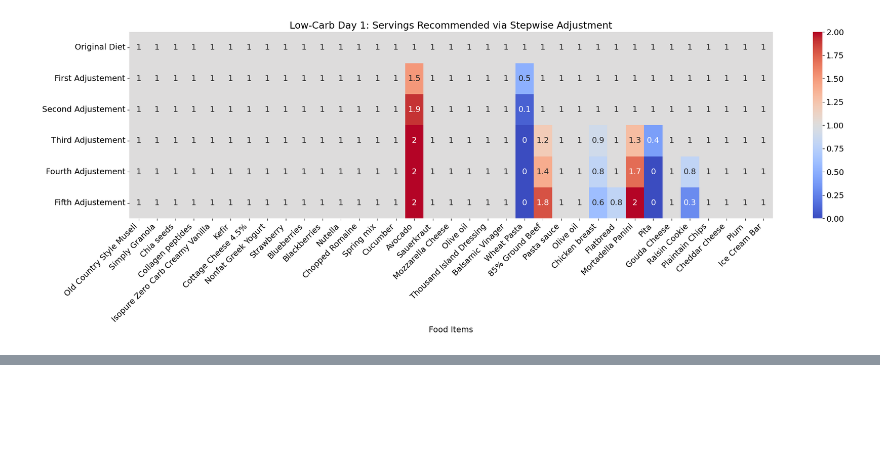
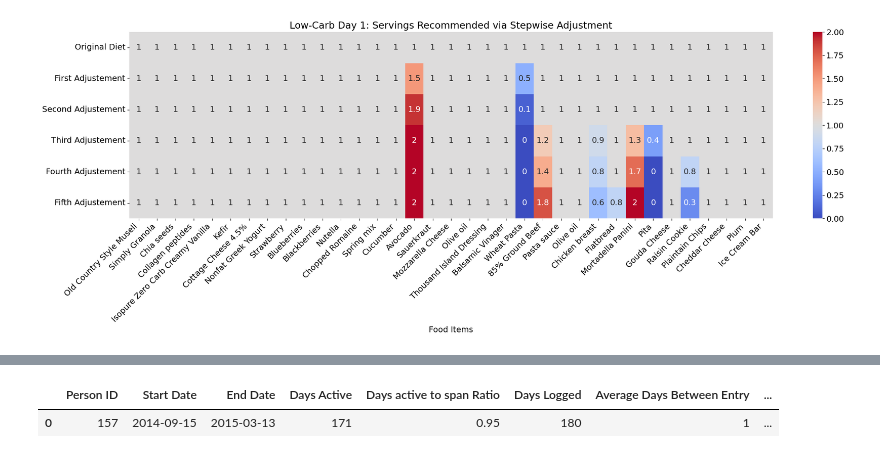
Before and after one commit to FarzinAhmadi/IO-with-behavior-Change, a Jupyter notebook: diet_CIO.ipynb, the cells around one changed output, grey strips where cells are left out. Cells and saved outputs as stored; diff of their text form; code cells hidden in the pictures; blank space fills up the shorter version.

```diff
--- a/diet_CIO.ipynb
+++ b/diet_CIO.ipynb
@@ -2227,0 +2510,5 @@ plt.show()
+# %%
+display(stats_df)
+# %% [output]
+|  | Person ID | Start Date | End Date | Days Active | Days active to span Ratio | Days Logged | Average Days Between Entry | ... |
+| 0 | 157 | 2014-09-15 | 2015-03-13 | 171 | 0.95 | 180 | 1 | ... |
```
Also changed, not shown: parts of 28 cells of this notebook, 5 other files.
